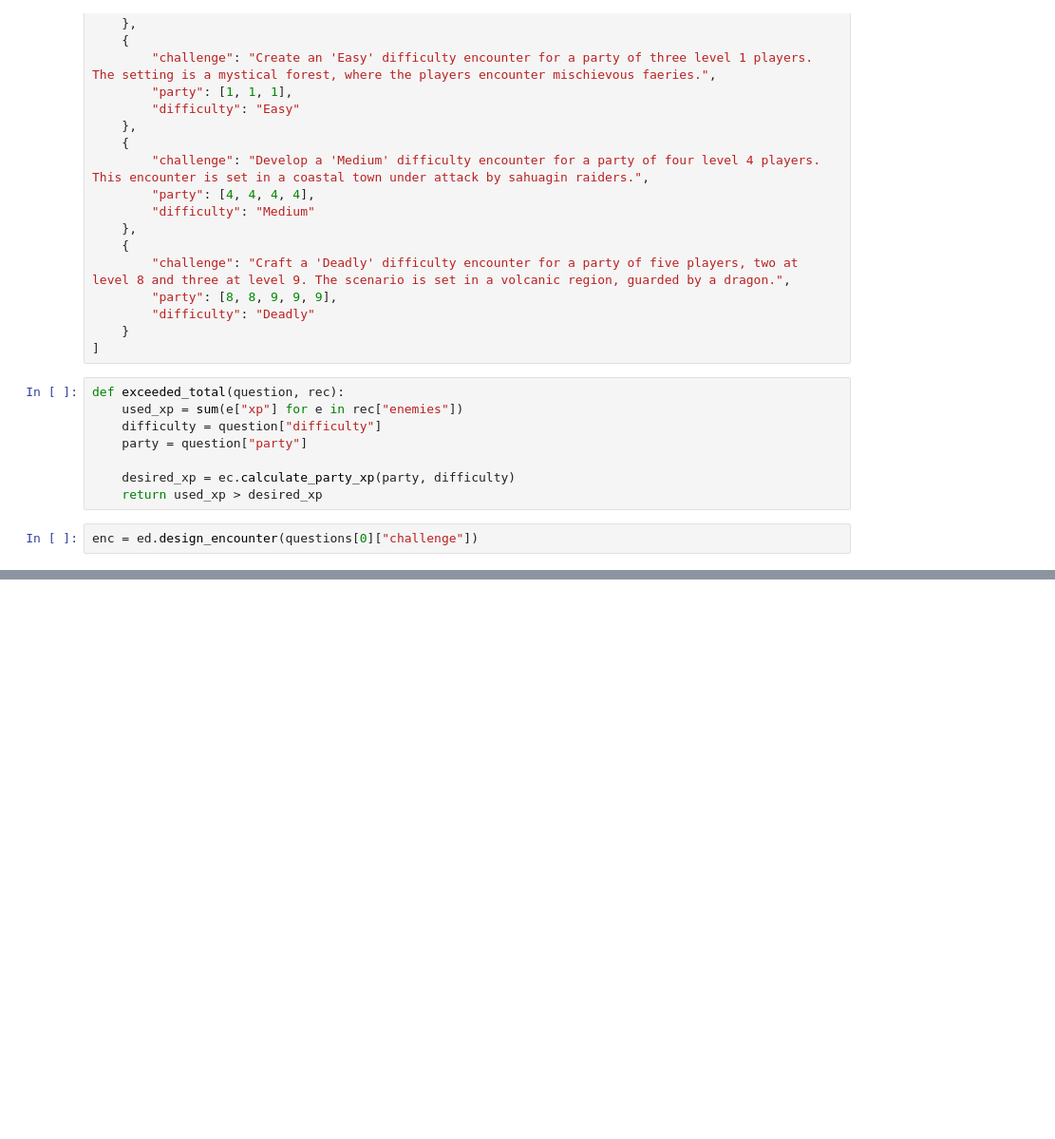
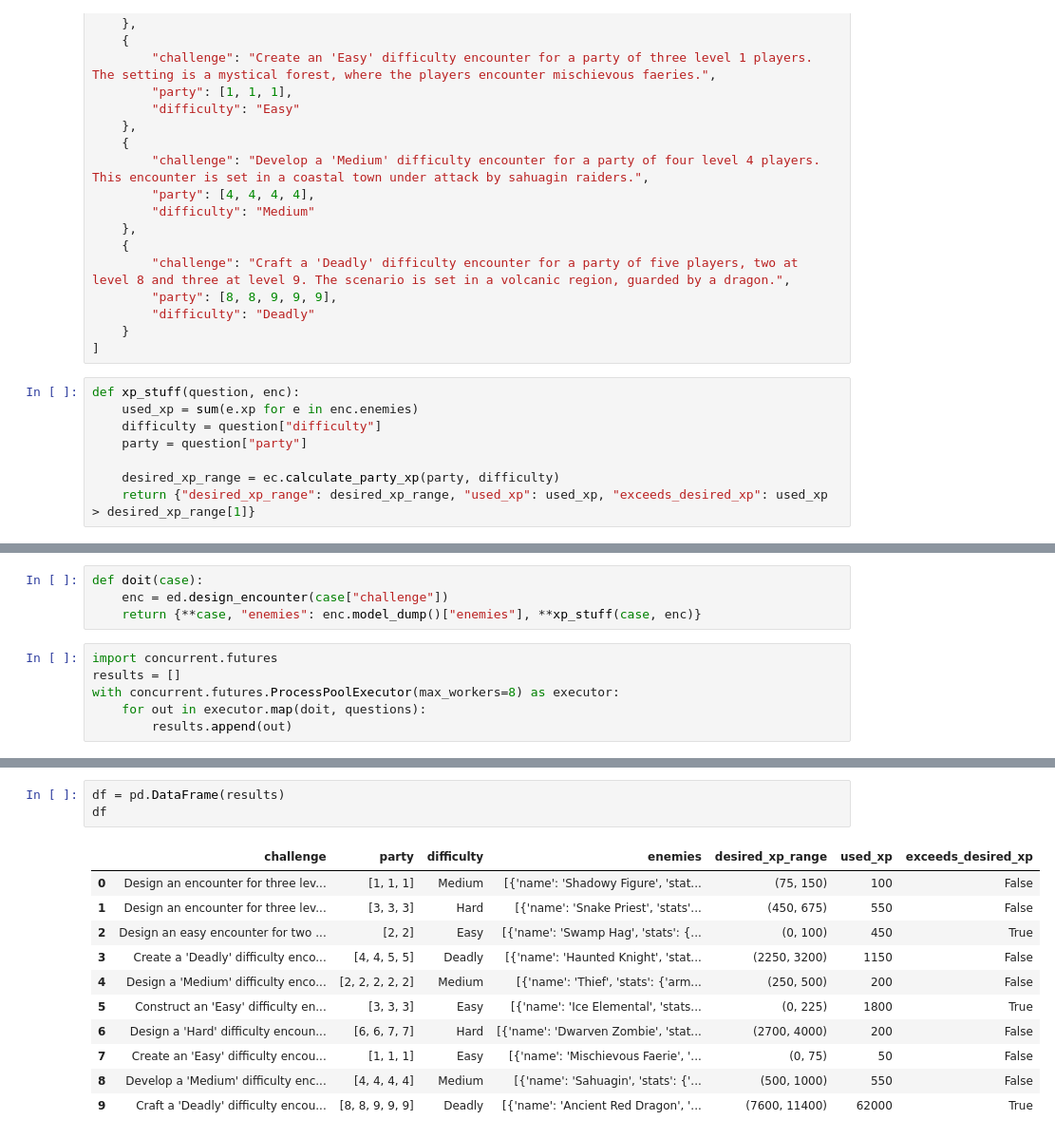
Before and after one commit to anthuswilliams/llm-dungeon-master, a Jupyter notebook: benchmarks/encounter-designer/benchmark.ipynb, the cells around one changed output, grey strips where cells are left out. Shown at 95% size. Saved outputs shown, nothing was run; the diff lists cells and outputs as text; blank space fills up the shorter version.

```diff
--- a/benchmarks/encounter-designer/benchmark.ipynb
+++ b/benchmarks/encounter-designer/benchmark.ipynb
@@ -66,12 +66,10 @@ questions = [
     }
 ]
 # %%
-def exceeded_total(question, rec):
-    used_xp = sum(e["xp"] for e in rec["enemies"])
+def xp_stuff(question, enc):
+    used_xp = sum(e.xp for e in enc.enemies)
     difficulty = question["difficulty"]
     party = question["party"]
 
-    desired_xp = ec.calculate_party_xp(party, difficulty)
-    return used_xp > desired_xp
+    desired_xp_range = ec.calculate_party_xp(party, difficulty)
+    return {"desired_xp_range": desired_xp_range, "used_xp": used_xp, "exceeds_desired_xp": used_xp > desired_xp_range[1]}
-# %%
-enc = ed.design_encounter(questions[0]["challenge"])
@@ -104,0 +76,10 @@ enc
+# %%
+def doit(case):
+    enc = ed.design_encounter(case["challenge"])
+    return {**case, "enemies": enc.model_dump()["enemies"], **xp_stuff(case, enc)}
+# %%
+import concurrent.futures
+results = []
+with concurrent.futures.ProcessPoolExecutor(max_workers=8) as executor:
+    for out in executor.map(doit, questions):
+        results.append(out)
@@ -104,0 +104,15 @@ enc
+# %%
+df = pd.DataFrame(results)
+df
+# %% [output]
+|  | challenge | party | difficulty | enemies | desired_xp_range | used_xp | exceeds_desired_xp |
+| 0 | Design an encounter for three lev... | [1, 1, 1] | Medium | [{'name': 'Shadowy Figure', 'stat... | (75, 150) | 100 | False |
+| 1 | Design an encounter for three lev... | [3, 3, 3] | Hard | [{'name': 'Snake Priest', 'stats'... | (450, 675) | 550 | False |
+| 2 | Design an easy encounter for two ... | [2, 2] | Easy | [{'name': 'Swamp Hag', 'stats': {... | (0, 100) | 450 | True |
+| 3 | Create a 'Deadly' difficulty enco... | [4, 4, 5, 5] | Deadly | [{'name': 'Haunted Knight', 'stat... | (2250, 3200) | 1150 | False |
+| 4 | Design a 'Medium' difficulty enco... | [2, 2, 2, 2, 2] | Medium | [{'name': 'Thief', 'stats': {'arm... | (250, 500) | 200 | False |
+| 5 | Construct an 'Easy' difficulty en... | [3, 3, 3] | Easy | [{'name': 'Ice Elemental', 'stats... | (0, 225) | 1800 | True |
+| 6 | Design a 'Hard' difficulty encoun... | [6, 6, 7, 7] | Hard | [{'name': 'Dwarven Zombie', 'stat... | (2700, 4000) | 200 | False |
+| 7 | Create an 'Easy' difficulty encou... | [1, 1, 1] | Easy | [{'name': 'Mischievous Faerie', '... | (0, 75) | 50 | False |
+| 8 | Develop a 'Medium' difficulty enc... | [4, 4, 4, 4] | Medium | [{'name': 'Sahuagin', 'stats': {'... | (500, 1000) | 550 | False |
+| 9 | Craft a 'Deadly' difficulty encou... | [8, 8, 9, 9, 9] | Deadly | [{'name': 'Ancient Red Dragon', '... | (7600, 11400) | 62000 | True |
```
Also changed, not shown: parts of 4 cells of this notebook.
